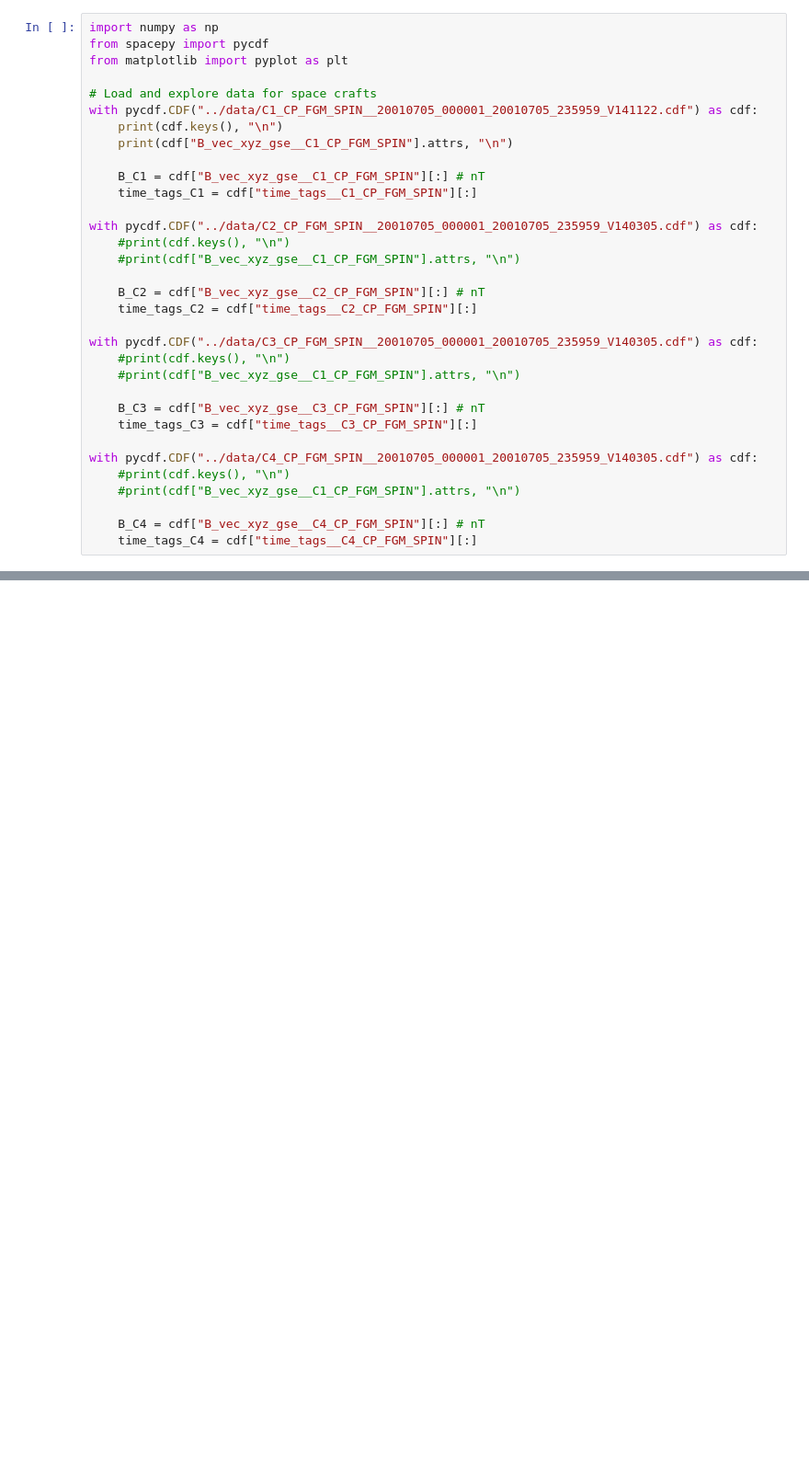
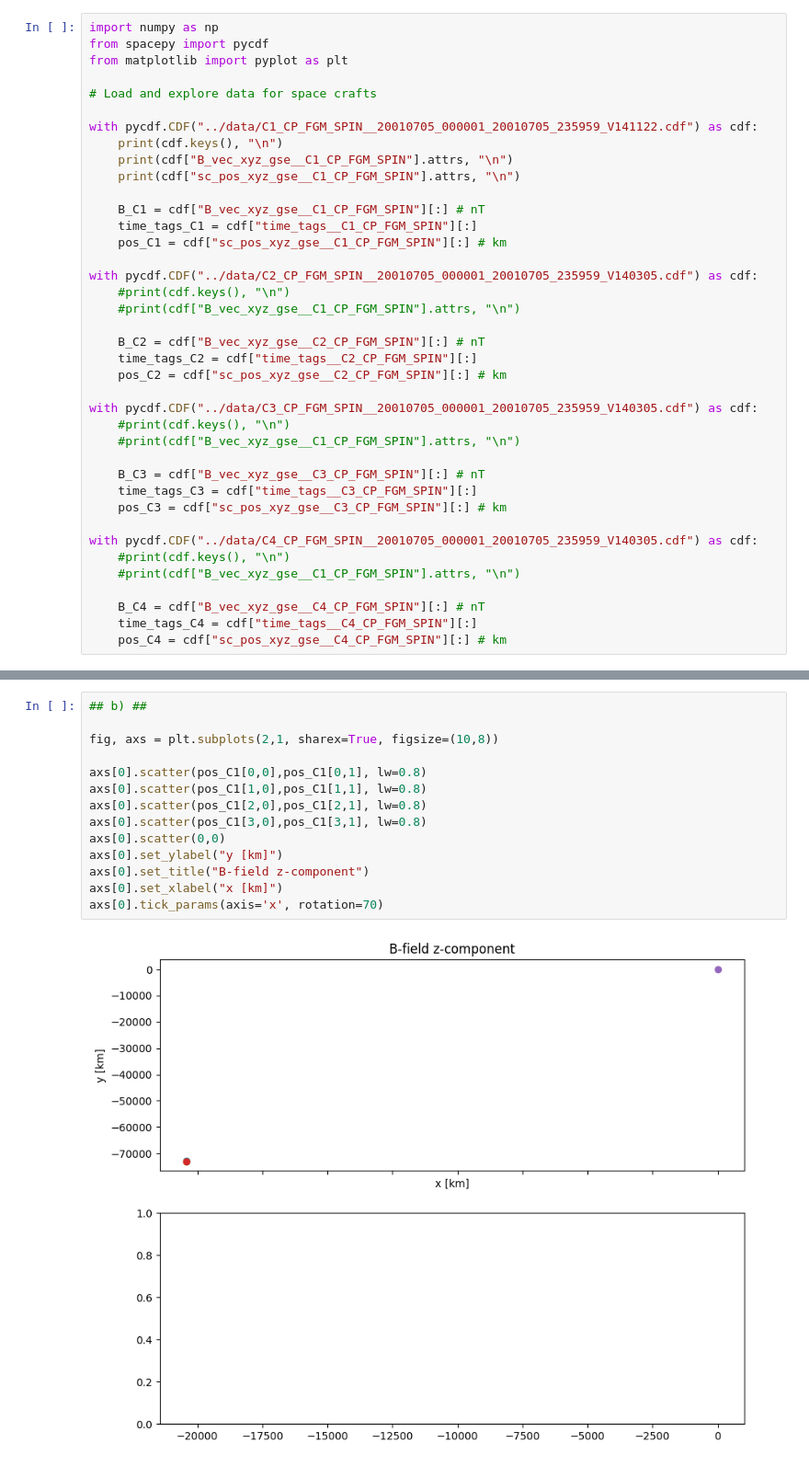
Before and after one commit to Emilwikk/Space-Physics-Labs, a Jupyter notebook: src/Magnetopause.ipynb, the cells around one changed output, grey strips where cells are left out. Shown at 92% size. Drawn from its saved outputs; the diff is of its cells as text; blank space fills up the shorter version.

```diff
--- a/src/Magnetopause.ipynb
+++ b/src/Magnetopause.ipynb
@@ -4,12 +4,15 @@ from spacepy import pycdf
 from matplotlib import pyplot as plt
 
 # Load and explore data for space crafts
+
 with pycdf.CDF("../data/C1_CP_FGM_SPIN__20010705_000001_20010705_235959_V141122.cdf") as cdf:
     print(cdf.keys(), "\n")
     print(cdf["B_vec_xyz_gse__C1_CP_FGM_SPIN"].attrs, "\n")
+    print(cdf["sc_pos_xyz_gse__C1_CP_FGM_SPIN"].attrs, "\n")
 
     B_C1 = cdf["B_vec_xyz_gse__C1_CP_FGM_SPIN"][:] # nT
     time_tags_C1 = cdf["time_tags__C1_CP_FGM_SPIN"][:]
+    pos_C1 = cdf["sc_pos_xyz_gse__C1_CP_FGM_SPIN"][:] # km
 
 with pycdf.CDF("../data/C2_CP_FGM_SPIN__20010705_000001_20010705_235959_V140305.cdf") as cdf:
     #print(cdf.keys(), "\n")
@@ -17,6 +20,7 @@ with pycdf.CDF("../data/C2_CP_FGM_SPIN__20010705_000001_20010705_235959_V140305.
 
     B_C2 = cdf["B_vec_xyz_gse__C2_CP_FGM_SPIN"][:] # nT
     time_tags_C2 = cdf["time_tags__C2_CP_FGM_SPIN"][:]
+    pos_C2 = cdf["sc_pos_xyz_gse__C2_CP_FGM_SPIN"][:] # km
 
 with pycdf.CDF("../data/C3_CP_FGM_SPIN__20010705_000001_20010705_235959_V140305.cdf") as cdf:
     #print(cdf.keys(), "\n")
@@ -24,6 +28,7 @@ with pycdf.CDF("../data/C3_CP_FGM_SPIN__20010705_000001_20010705_235959_V140305.
 
     B_C3 = cdf["B_vec_xyz_gse__C3_CP_FGM_SPIN"][:] # nT
     time_tags_C3 = cdf["time_tags__C3_CP_FGM_SPIN"][:]
+    pos_C3 = cdf["sc_pos_xyz_gse__C3_CP_FGM_SPIN"][:] # km
 
 with pycdf.CDF("../data/C4_CP_FGM_SPIN__20010705_000001_20010705_235959_V140305.cdf") as cdf:
     #print(cdf.keys(), "\n")
@@ -31,6 +36,7 @@ with pycdf.CDF("../data/C4_CP_FGM_SPIN__20010705_000001_20010705_235959_V140305.
 
     B_C4 = cdf["B_vec_xyz_gse__C4_CP_FGM_SPIN"][:] # nT
     time_tags_C4 = cdf["time_tags__C4_CP_FGM_SPIN"][:]
+    pos_C4 = cdf["sc_pos_xyz_gse__C4_CP_FGM_SPIN"][:] # km
 # %% [output]
 KeysView(<CDF:
 B_mag__C1_CP_FGM_SPIN: CDF_FLOAT [18617]
@@ -162 +166,17 @@ print(sheet_normal)
 [-0.59760135  0.7883721  -0.14608876]
+# %%
+## b) ##
+
+fig, axs = plt.subplots(2,1, sharex=True, figsize=(10,8))
+
+axs[0].scatter(pos_C1[0,0],pos_C1[0,1], lw=0.8)
+axs[0].scatter(pos_C1[1,0],pos_C1[1,1], lw=0.8)
+axs[0].scatter(pos_C1[2,0],pos_C1[2,1], lw=0.8)
+axs[0].scatter(pos_C1[3,0],pos_C1[3,1], lw=0.8)
+axs[0].scatter(0,0)
+axs[0].set_ylabel("y [km]")
+axs[0].set_title("B-field z-component")
+axs[0].set_xlabel("x [km]")
+axs[0].tick_params(axis='x', rotation=70)
+# %% [output]
+[figure, added]
```
Also changed, not shown: parts of 2 cells of this notebook.
